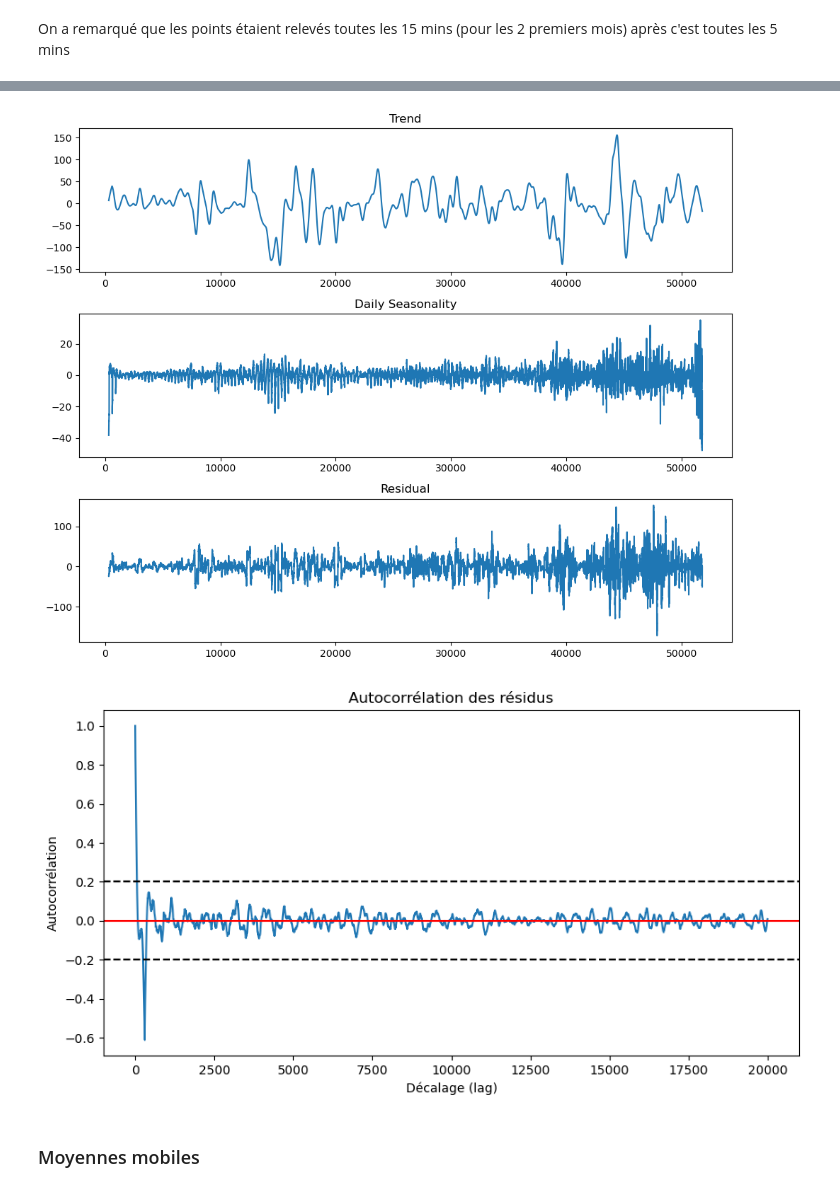
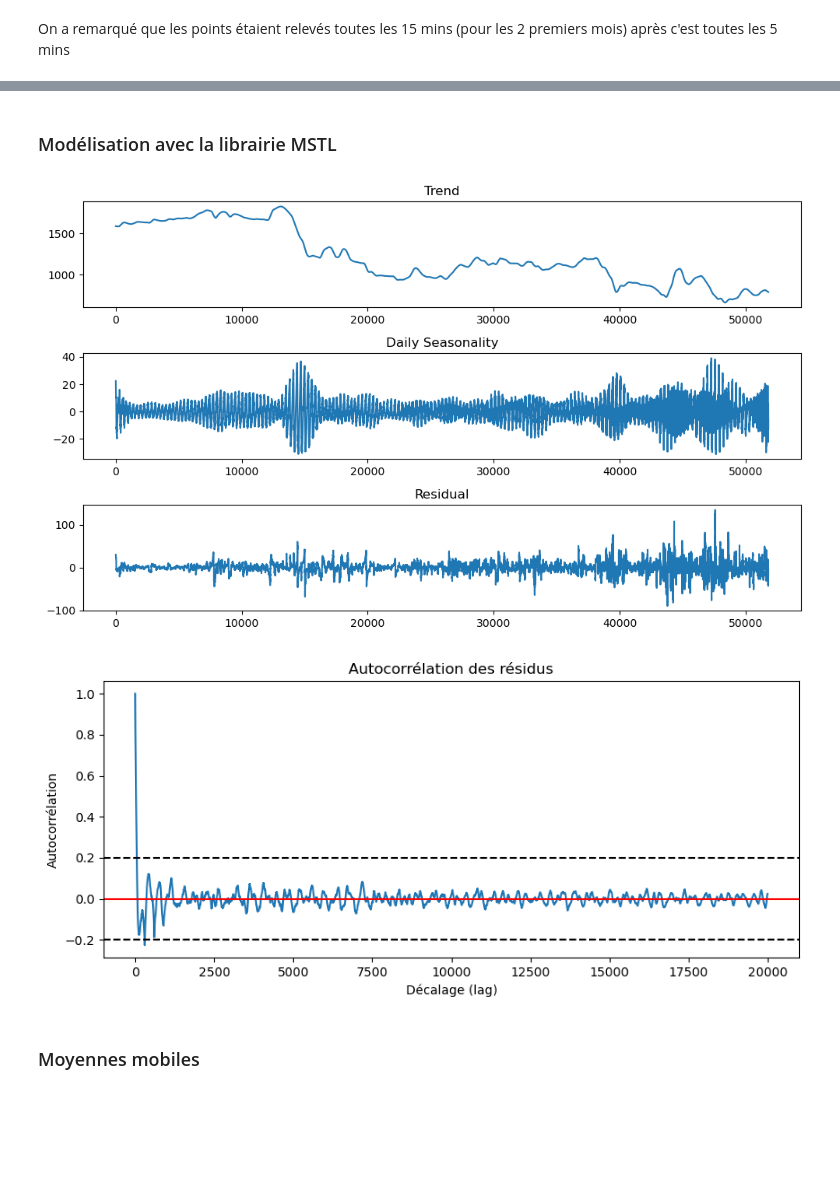
Before and after one commit to PiDchsn/Projet-RI, a Jupyter notebook: Analyse.ipynb, the cells around one changed output, grey strips where cells are left out. Saved outputs shown, nothing was run; the diff lists cells and outputs as text; code cells hidden in the pictures; blank space fills up the shorter version.

```diff
--- a/Analyse.ipynb
+++ b/Analyse.ipynb
@@ -101,22 +99,3 @@ def detect_pic(arr, seuil=100):
-# %%
-# Ines
-def detect_pic(data, seuil=100):
-    pic_indices = []
-    offset_indices = []
-
-    # Parcours des valeurs de la série
-    for i in range(1, len(data) - 2):
-
-        # on regarde si la différence entre les 2 valeurs est plus grande en valeur absolue que le seuil
-        if np.abs(data[i] - data[i+1]) >= seuil :
-            # si le saut suivant est aussi supérieur à un pic alors ceci est une valeur aberrante
-            if np.abs(data[i+1] - data[i+2]) >= seuil :
-                pic_indices.append(i+1)
-            # sinon on considère qu'il y a un problème d'offset
-            else :
-                offset_indices.append(i+1)
-
-    return pic_indices, offset_indices
 # %%
 pic, offset = detect_pic(data_crop)
 
@@ -648,33 +510,39 @@ dtype: object
+# %% [markdown]
+### Modélisation avec la librairie MSTL
 # %%
-stl = STL(data_diff, period = 5*60)  # Daily seasonality (96 for 15-minute intervals in a day)
-result = stl.fit()
+from statsmodels.tsa.seasonal import MSTL
 
-fig, (ax1, ax2, ax3) = plt.subplots(3, 1, figsize=(10, 8))
+data = pd.Series(data_ajust)
+
+mstl = MSTL(data, periods=5*60)
+result = mstl.fit()
+
+fig, (ax1, ax2, ax3) = plt.subplots(3, 1, figsize=(10, 6))
 ax1.plot(result.trend)
 ax1.set_title('Trend')
 ax2.plot(result.seasonal)
 ax2.set_title('Daily Seasonality')
 ax3.plot(result.resid)
 ax3.set_title('Residual')
 plt.tight_layout()
 plt.show()
 
 max_lag = 20000
 acf_values = sm.tsa.acf(result.resid, nlags = max_lag)
 
 # Affichage de l'autocorrélation
-plt.figure(figsize=(10, 5))
+plt.figure(figsize=(10, 4))
 plt.plot(range(max_lag + 1), acf_values)
 plt.axhline(y=0.2, color='black', linestyle='--', label='Ligne à x=0.2')
 plt.axhline(y=0, color='red', label='Ligne à x=0')
 plt.axhline(y=-0.2, color='black', linestyle='--', label='Ligne à x=-0.2')
 plt.xlabel("Décalage (lag)")
 plt.ylabel("Autocorrélation")
 plt.title("Autocorrélation des résidus")
 plt.show()
 # %% [output]
-[figure, old version]
+[figure, new version]
-[figure, old version]
+[figure, new version]
 # %% [markdown]
 ### Moyennes mobiles
 # %%
```
Also changed, not shown: parts of 42 cells of this notebook.
